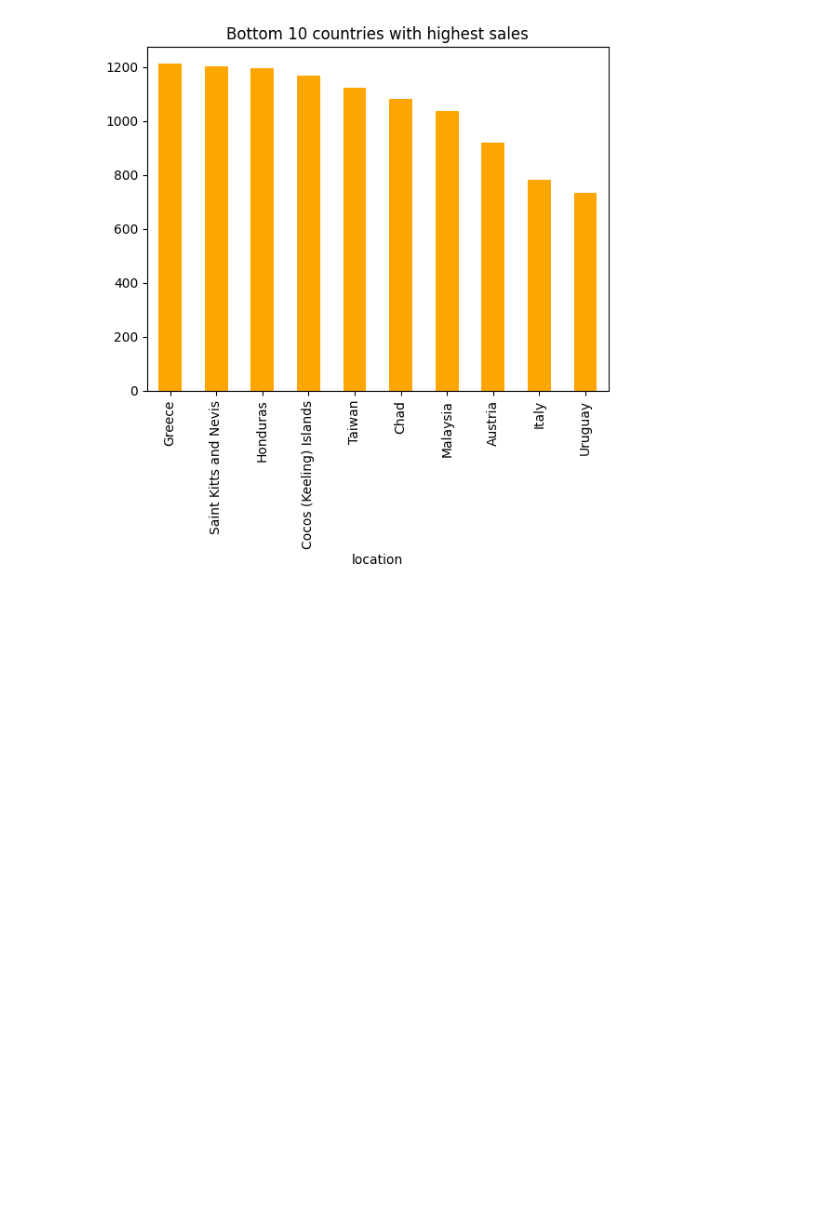
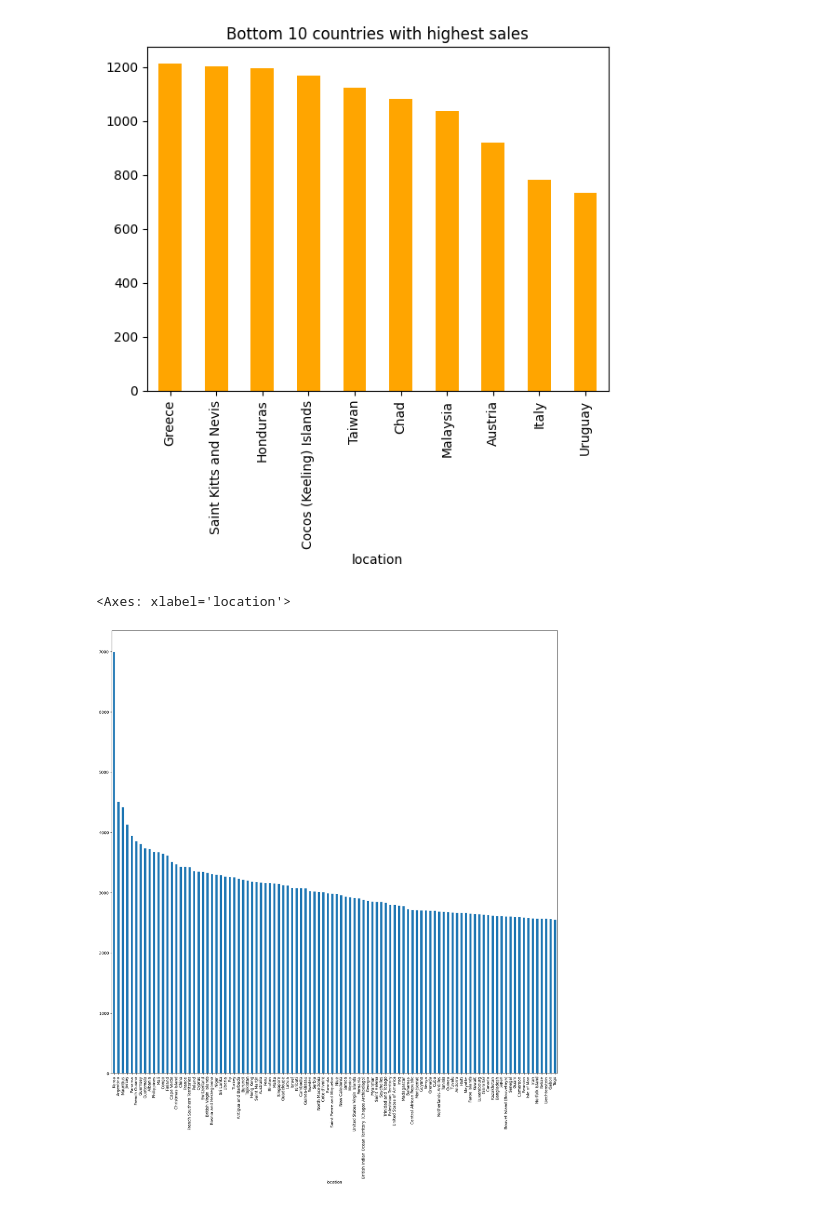
Before and after one commit to DuoDduo/AI-fellowship-module-2, a Jupyter notebook: Tasks/Task15/task_15.ipynb, the cells around one changed output. Cells and saved outputs as stored; diff of their text form; code cells hidden in the pictures; blank space fills up the shorter version.

```diff
--- a/Tasks/Task15/task_15.ipynb
+++ b/Tasks/Task15/task_15.ipynb
@@ -192,3 +192,9 @@ sales.index.value_counts().tail(10).plot(kind = "bar", color = "orange", title =
 # %% [output]
 <Axes: title={'center': 'Bottom 10 countries with highest sales'}, xlabel='location'>
 [figure]
+# %%
+# top 10 countries where most patronage are recieved
+sales.index.value_counts().head(100).plot(kind = 'bar',figsize = (20,20))
+# %% [output]
+<Axes: xlabel='location'>
+[figure, added]
```
